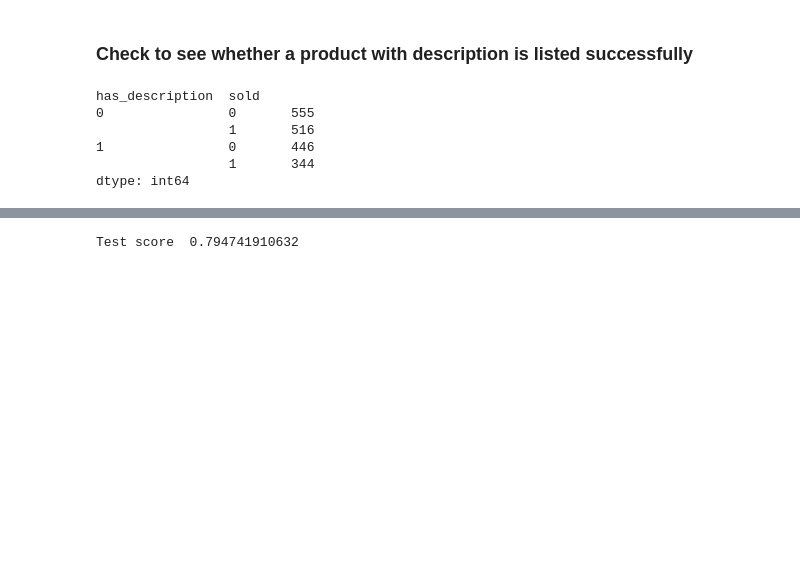
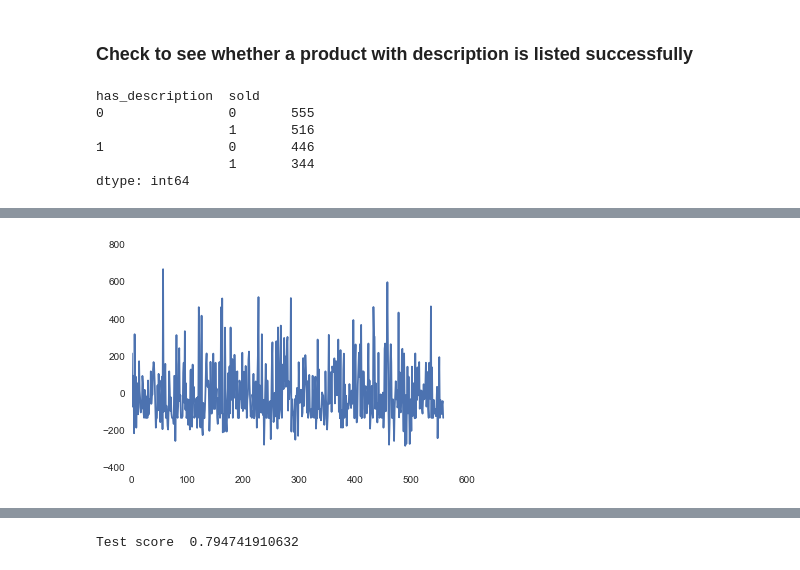
Before and after one commit to numb3r33/iPad, a Jupyter notebook: iPad.ipynb, the cells around one changed output, grey strips where cells are left out. Drawn from its saved outputs; the diff is of its cells as text; code cells hidden in the pictures; blank space fills up the shorter version.

```diff
--- a/iPad.ipynb
+++ b/iPad.ipynb
@@ -224,0 +285,2 @@ features_test = Xv[features]
+# %%
+adjusted_start_price_test = reg.predict(features_test[['biddable', 'cluster']])
@@ -224,0 +291,4 @@ features_test = Xv[features]
+# %%
+plt.plot(features_test.startprice - adjusted_start_price_test);
+# %% [output]
+[figure, added]
```
Also changed, not shown: parts of 24 cells of this notebook, 1 other file.
